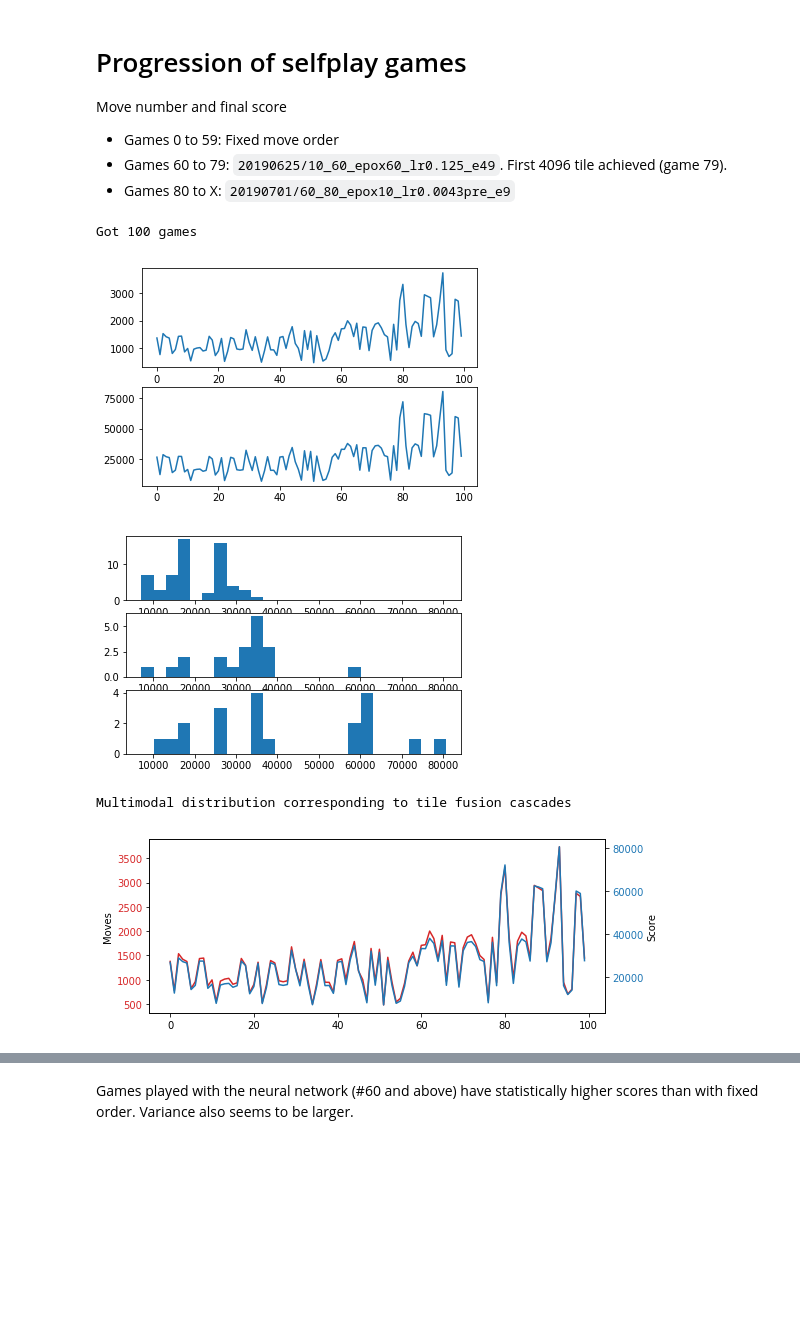
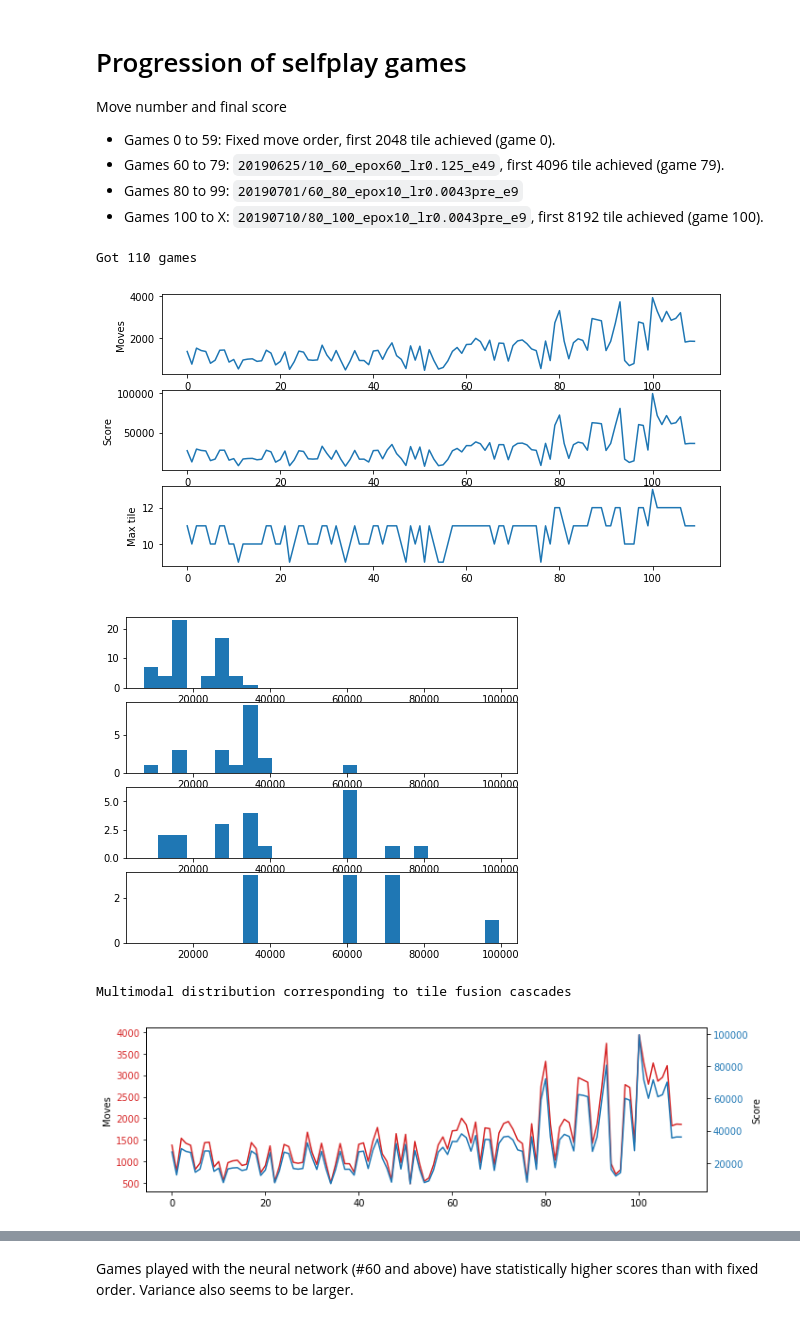
Before and after one commit to fqjin/2048NN, a Jupyter notebook: progress.ipynb, the cells around one changed output, grey strips where cells are left out. Saved outputs shown, nothing was run; the diff lists cells and outputs as text; code cells hidden in the pictures; blank space fills up the shorter version.

Commit message:
Fine tune on new selfplay games
8192 reached.

```diff
--- a/progress.ipynb
+++ b/progress.ipynb
@@ -1,9 +1,10 @@
 # %% [markdown]
 # Progression of selfplay games
 Move number and final score
-* Games 0 to 59: Fixed move order
-* Games 60 to 79: `20190625/10_60_epox60_lr0.125_e49`. First 4096 tile achieved (game 79).
-* Games 80 to X: `20190701/60_80_epox10_lr0.0043pre_e9`
+* Games 0 to 59: Fixed move order, first 2048 tile achieved (game 0).
+* Games 60 to 79: `20190625/10_60_epox60_lr0.125_e49`, first 4096 tile achieved (game 79).
+* Games 80 to 99: `20190701/60_80_epox10_lr0.0043pre_e9`
+* Games 100 to X: `20190710/80_100_epox10_lr0.0043pre_e9`, first 8192 tile achieved (game 100).
 # %%
 import os
 import numpy as np
@@ -14,6 +15,7 @@ os.chdir('selfplay')
 indices = []
 moves = []
 scores = []
+tiles = []
 i = 0
 while True:
     try:
@@ -21,34 +23,44 @@ while True:
         indices.append(i)
         moves.append(len(x['moves']))
         scores.append(x['score'])
+        tiles.append(np.amax(x['boards'][-1]))
         i += 1
     except FileNotFoundError:
         print('Got {} games'.format(i))
         break
 # %% [output]
-Got 100 games
+Got 110 games
 # %%
-plt.subplot(211)
+plt.subplots(figsize=(10, 5))
+plt.subplot(311)
 plt.plot(indices, moves)
-plt.subplot(212)
+plt.ylabel('Moves')
+plt.subplot(312)
 plt.plot(indices, scores)
+plt.ylabel('Score')
+plt.subplot(313)
+plt.plot(indices, tiles)
+plt.ylabel('Max tile')
 plt.show()
 # %% [output]
-[figure, old version]
+[figure, new version]
 # %%
-plt.subplot(311)
+plt.subplots(figsize=(7, 6))
+plt.subplot(411)
 plt.hist(scores[:60], range=(min(scores), max(scores)), bins=25)
-plt.subplot(312)
+plt.subplot(412)
 plt.hist(scores[60:80], range=(min(scores), max(scores)), bins=25)
-plt.subplot(313)
-plt.hist(scores[80:], range=(min(scores), max(scores)), bins=25)
+plt.subplot(413)
+plt.hist(scores[80:100], range=(min(scores), max(scores)), bins=25)
+plt.subplot(414)
+plt.hist(scores[100:], range=(min(scores), max(scores)), bins=25)
 plt.show()
 print('Multimodal distribution corresponding to tile fusion cascades')
 # %% [output]
-[figure, old version]
+[figure, new version]
 Multimodal distribution corresponding to tile fusion cascades
 # %%
-fig, ax1 = plt.subplots(figsize=(8,3))
+fig, ax1 = plt.subplots(figsize=(10,3))
 
 color = 'tab:red'
 ax1.plot(indices, moves, color=color)
@@ -64,6 +76,6 @@ ax2.set_ylabel('Score')
 fig.tight_layout()  # otherwise the right y-label is slightly clipped
 plt.show()
 # %% [output]
-[figure, old version]
+[figure, new version]
 # %%
 # Test if means are the same
```
Also changed, not shown: parts of 6 cells of this notebook, 13 other files.
